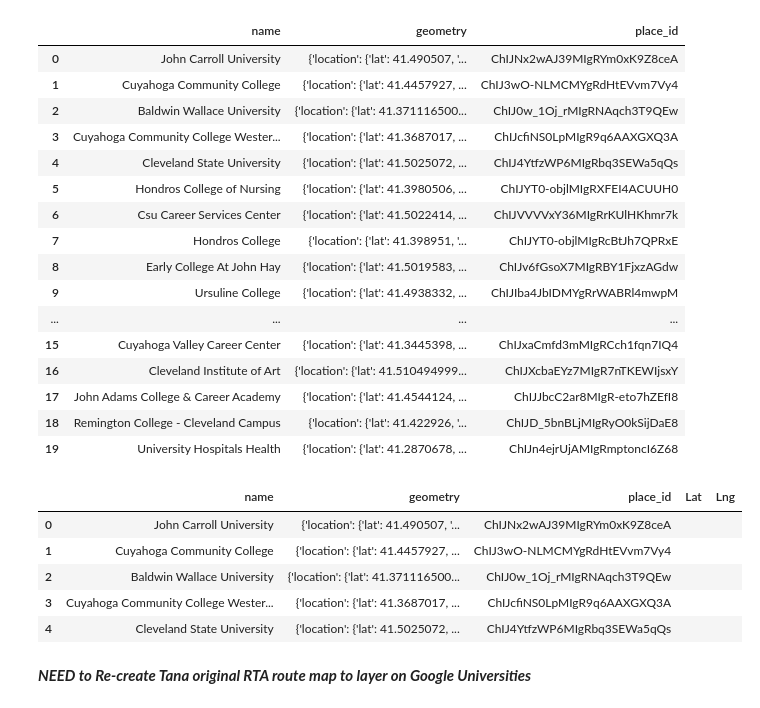
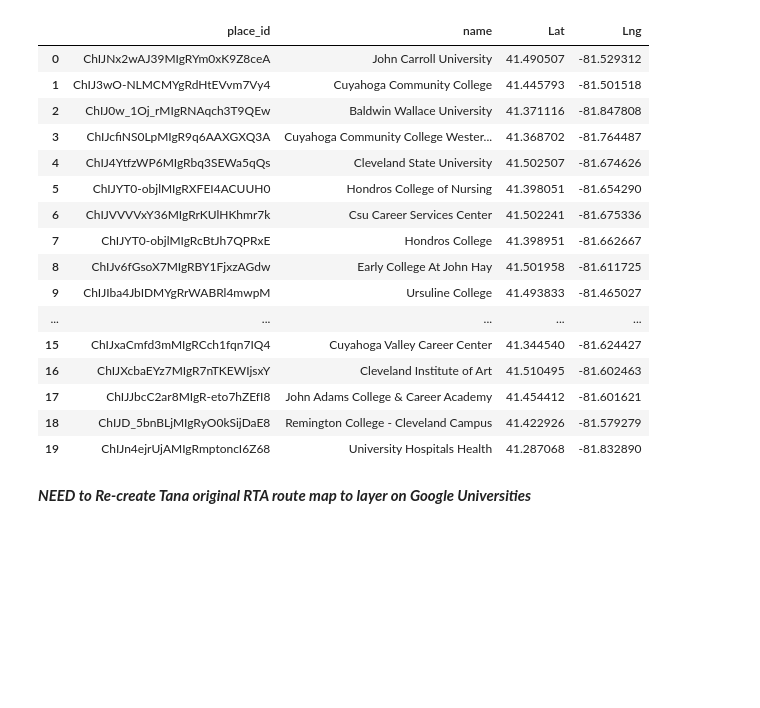
Before and after one commit to tanazimmer/Project1, a Jupyter notebook: bob_test.ipynb, the cells around one changed output. Cells and saved outputs as stored; diff of their text form; code cells hidden in the pictures; blank space fills up the shorter version.

```diff
--- a/bob_test.ipynb
+++ b/bob_test.ipynb
@@ -77,38 +29,45 @@ print(json.dumps(y, indent=4, sort_keys=True))
-# %%
-#Set lists for dataframe
-googschool_df = pd.DataFrame.from_dict(y)
-gschoolfinal_df = googschool_df.drop(['business_status','icon','photos','plus_code','rating','reference','scope','types','user_ratings_total','opening_hours','vicinity'], axis=1)
-gschoolfinal_df = gschoolfinal_df[['name','geometry','place_id']]
-gschoolfinal_df
-# %% [output]
-|  | name | geometry | place_id |
-| 0 | John Carroll University | {'location': {'lat': 41.490507, '... | ChIJNx2wAJ39MIgRYm0xK9Z8ceA |
-| 1 | Cuyahoga Community College | {'location': {'lat': 41.4457927, ... | ChIJ3wO-NLMCMYgRdHtEVvm7Vy4 |
-| 2 | Baldwin Wallace University | {'location': {'lat': 41.371116500... | ChIJ0w_1Oj_rMIgRNAqch3T9QEw |
-| 3 | Cuyahoga Community College Wester... | {'location': {'lat': 41.3687017, ... | ChIJcfiNS0LpMIgR9q6AAXGXQ3A |
-| 4 | Cleveland State University | {'location': {'lat': 41.5025072, ... | ChIJ4YtfzWP6MIgRbq3SEWa5qQs |
-| 5 | Hondros College of Nursing | {'location': {'lat': 41.3980506, ... | ChIJYT0-objlMIgRXFEI4ACUUH0 |
-| 6 | Csu Career Services Center | {'location': {'lat': 41.5022414, ... | ChIJVVVVxY36MIgRrKUlHKhmr7k |
-| 7 | Hondros College | {'location': {'lat': 41.398951, '... | ChIJYT0-objlMIgRcBtJh7QPRxE |
-| 8 | Early College At John Hay | {'location': {'lat': 41.5019583, ... | ChIJv6fGsoX7MIgRBY1FjxzAGdw |
-| 9 | Ursuline College | {'location': {'lat': 41.4938332, ... | ChIJIba4JbIDMYgRrWABRl4mwpM |
-| ... | ... | ... | ... |
-| 15 | Cuyahoga Valley Career Center | {'location': {'lat': 41.3445398, ... | ChIJxaCmfd3mMIgRCch1fqn7IQ4 |
-| 16 | Cleveland Institute of Art | {'location': {'lat': 41.510494999... | ChIJXcbaEYz7MIgR7nTKEWIjsxY |
-| 17 | John Adams College & Career Academy | {'location': {'lat': 41.4544124, ... | ChIJJbcC2ar8MIgR-eto7hZEfI8 |
-| 18 | Remington College - Cleveland Campus | {'location': {'lat': 41.422926, '... | ChIJD_5bnBLjMIgRyO0kSijDaE8 |
-| 19 | University Hospitals Health | {'location': {'lat': 41.2870678, ... | ChIJn4ejrUjAMIgRmptoncI6Z68 |
-# %%
-gschoolfinal_df["Lat"] = ""
-gschoolfinal_df["Lng"] = ""
-gschoolfinal_df.head()
-# %% [output]
-|  | name | geometry | place_id | Lat | Lng |
-| 0 | John Carroll University | {'location': {'lat': 41.490507, '... | ChIJNx2wAJ39MIgRYm0xK9Z8ceA |  |  |
-| 1 | Cuyahoga Community College | {'location': {'lat': 41.4457927, ... | ChIJ3wO-NLMCMYgRdHtEVvm7Vy4 |  |  |
-| 2 | Baldwin Wallace University | {'location': {'lat': 41.371116500... | ChIJ0w_1Oj_rMIgRNAqch3T9QEw |  |  |
-| 3 | Cuyahoga Community College Wester... | {'location': {'lat': 41.3687017, ... | ChIJcfiNS0LpMIgR9q6AAXGXQ3A |  |  |
-| 4 | Cleveland State University | {'location': {'lat': 41.5025072, ... | ChIJ4YtfzWP6MIgRbq3SEWa5qQs |  |  |
+# %%
+#Set lists for dataframe, getting lat long for Heatmap
+x = response.json()
+y = x['results']
+for i in range(len(y)):
+    googschool_df = pd.DataFrame.from_dict(y)
+    googschool_df = googschool_df.drop(googschool_df.columns[[0,2,4,6,7,8,9,10,11,12,13]], axis=1)
+    googschool_df = googschool_df[['geometry','place_id','name']].astype(str)
+    googschool_df
+# %%
+#testing split geometry column
+test_df = googschool_df["geometry"].str.split(", ", n = 1, expand = True)
+googschool_df["Lat"]= test_df[0]
+googschool_df["Lng"]= test_df[1]
+googschool_df.drop(columns =["geometry"], inplace = True)
+googschool_df['Lat'] = googschool_df['Lat'].str.replace("{'location': {'lat':","")
+googschool_df['Lng'] = googschool_df['Lng'].str.replace("'lng':","")
+googschool_df['Lng'] = googschool_df['Lng'].str.replace("}, 'viewport': {'northeast':","")
+googschool_df['Lat'] = googschool_df['Lat'].str[:11]
+googschool_df['Lng'] = googschool_df['Lng'].str[:11]
+googschool_df['Lat'] = pd.to_numeric(googschool_df['Lat'])
+googschool_df['Lng'] = pd.to_numeric(googschool_df['Lng'])
+googschool_df
+#googschool_df.to_csv('C:/Users/rjp54/googschool.csv', sep='\t', encoding='utf-8')
+# %% [output]
+|  | place_id | name | Lat | Lng |
+| 0 | ChIJNx2wAJ39MIgRYm0xK9Z8ceA | John Carroll University | 41.490507 | -81.529312 |
+| 1 | ChIJ3wO-NLMCMYgRdHtEVvm7Vy4 | Cuyahoga Community College | 41.445793 | -81.501518 |
+| 2 | ChIJ0w_1Oj_rMIgRNAqch3T9QEw | Baldwin Wallace University | 41.371116 | -81.847808 |
+| 3 | ChIJcfiNS0LpMIgR9q6AAXGXQ3A | Cuyahoga Community College Wester... | 41.368702 | -81.764487 |
+| 4 | ChIJ4YtfzWP6MIgRbq3SEWa5qQs | Cleveland State University | 41.502507 | -81.674626 |
+| 5 | ChIJYT0-objlMIgRXFEI4ACUUH0 | Hondros College of Nursing | 41.398051 | -81.654290 |
+| 6 | ChIJVVVVxY36MIgRrKUlHKhmr7k | Csu Career Services Center | 41.502241 | -81.675336 |
+| 7 | ChIJYT0-objlMIgRcBtJh7QPRxE | Hondros College | 41.398951 | -81.662667 |
+| 8 | ChIJv6fGsoX7MIgRBY1FjxzAGdw | Early College At John Hay | 41.501958 | -81.611725 |
+| 9 | ChIJIba4JbIDMYgRrWABRl4mwpM | Ursuline College | 41.493833 | -81.465027 |
+| ... | ... | ... | ... | ... |
+| 15 | ChIJxaCmfd3mMIgRCch1fqn7IQ4 | Cuyahoga Valley Career Center | 41.344540 | -81.624427 |
+| 16 | ChIJXcbaEYz7MIgR7nTKEWIjsxY | Cleveland Institute of Art | 41.510495 | -81.602463 |
+| 17 | ChIJJbcC2ar8MIgR-eto7hZEfI8 | John Adams College & Career Academy | 41.454412 | -81.601621 |
+| 18 | ChIJD_5bnBLjMIgRyO0kSijDaE8 | Remington College - Cleveland Campus | 41.422926 | -81.579279 |
+| 19 | ChIJn4ejrUjAMIgRmptoncI6Z68 | University Hospitals Health | 41.287068 | -81.832890 |
 # %% [markdown]
 ***NEED to Re-create Tana original RTA route map to layer on Google Universities***
 # %%
```
Also changed, not shown: parts of 10 cells of this notebook, 2 other files.
